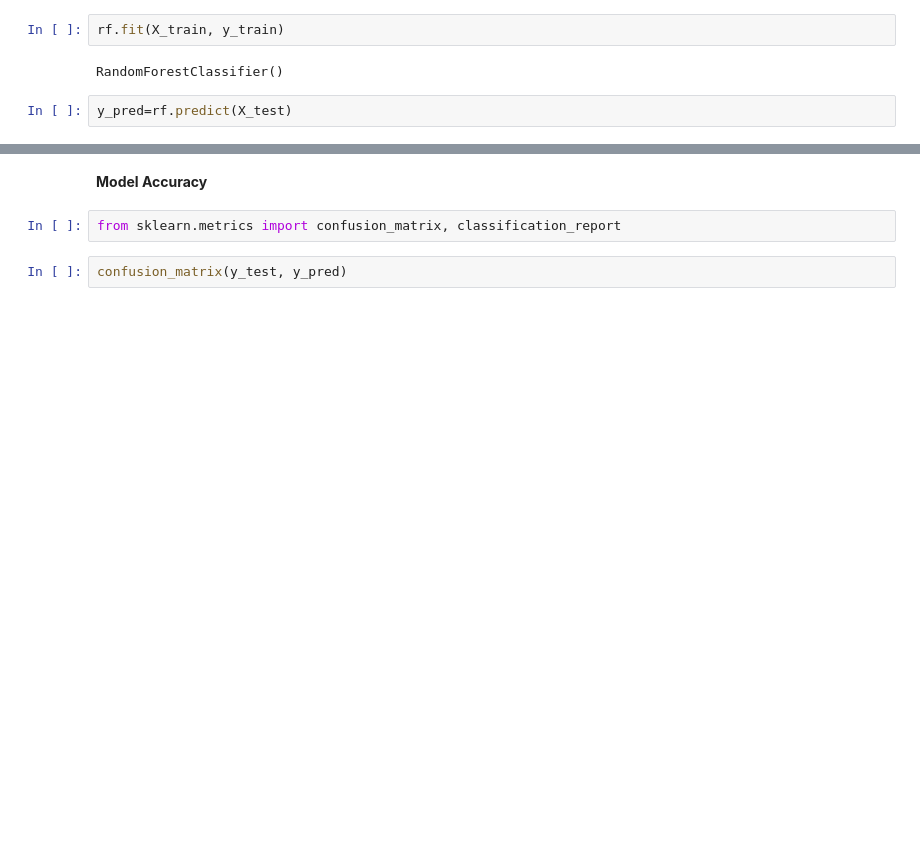
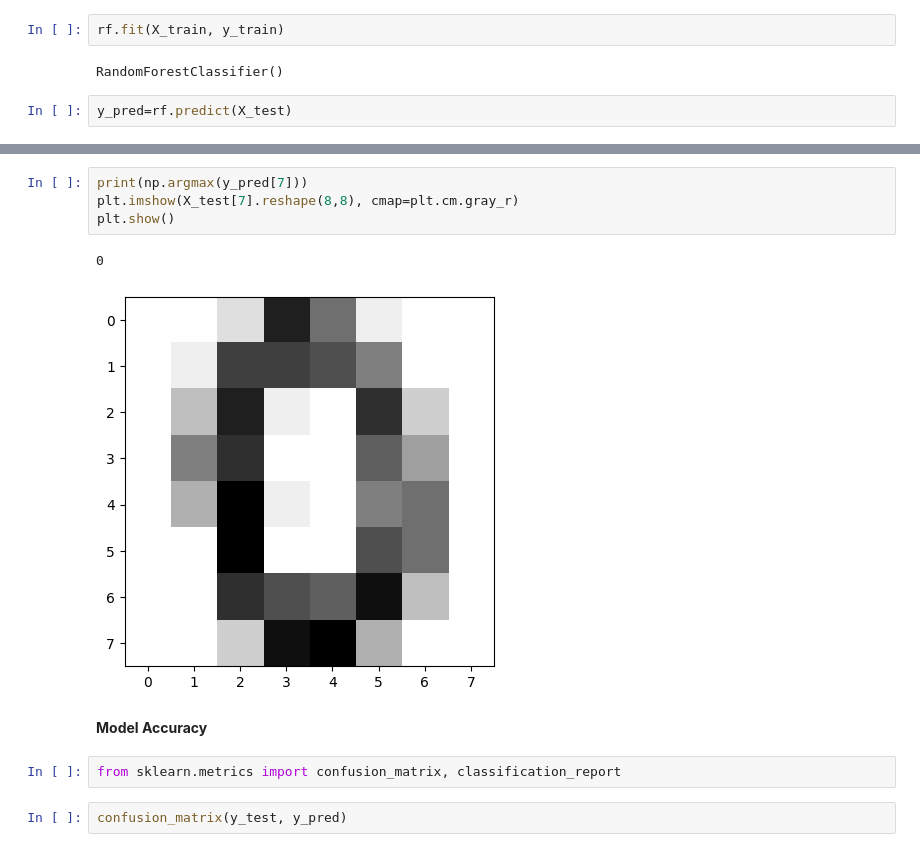
Before and after one commit to Abhinaya57/Hand_Written_Digit_Prediction, a Jupyter notebook: Hand_Written_Digit_Prediction.ipynb, the cells around one changed output, grey strips where cells are left out. Cells and saved outputs as stored; diff of their text form; blank space fills up the shorter version.

```diff
--- a/Hand_Written_Digit_Prediction.ipynb
+++ b/Hand_Written_Digit_Prediction.ipynb
@@ -146,3 +146,10 @@ array([8, 0, 0, 3, 3, 0, 3, 7, 7, 5, 1, 5, 3, 3, 3, 3, 9, 8, 7, 5, 5, 5,
+# %%
+print(np.argmax(y_pred[7]))
+plt.imshow(X_test[7].reshape(8,8), cmap=plt.cm.gray_r)
+plt.show()
+# %% [output]
+0
+[figure, added]
 # %% [markdown]
 **Model Accuracy**
 # %%
```
Also changed, not shown: parts of 1 cell of this notebook.
